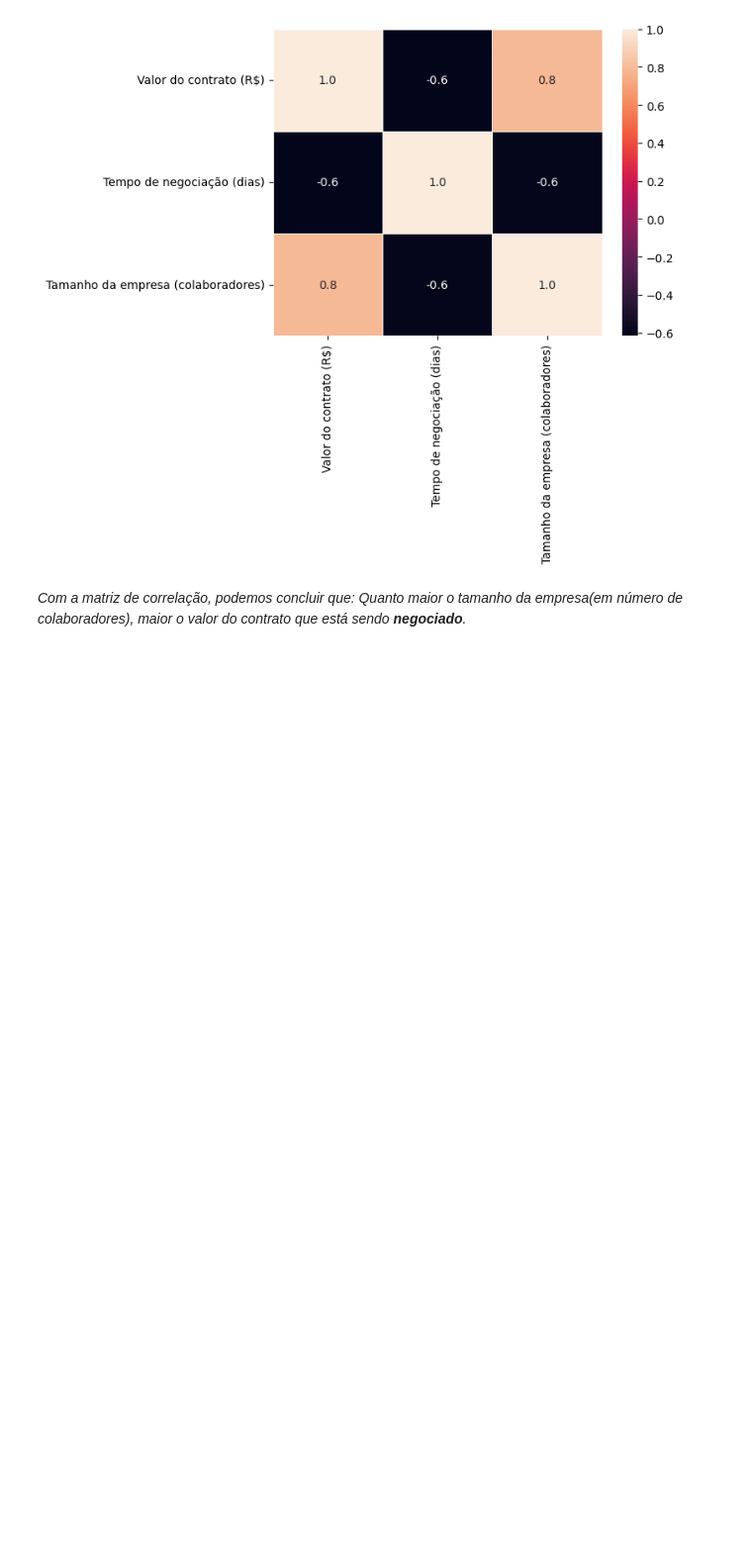
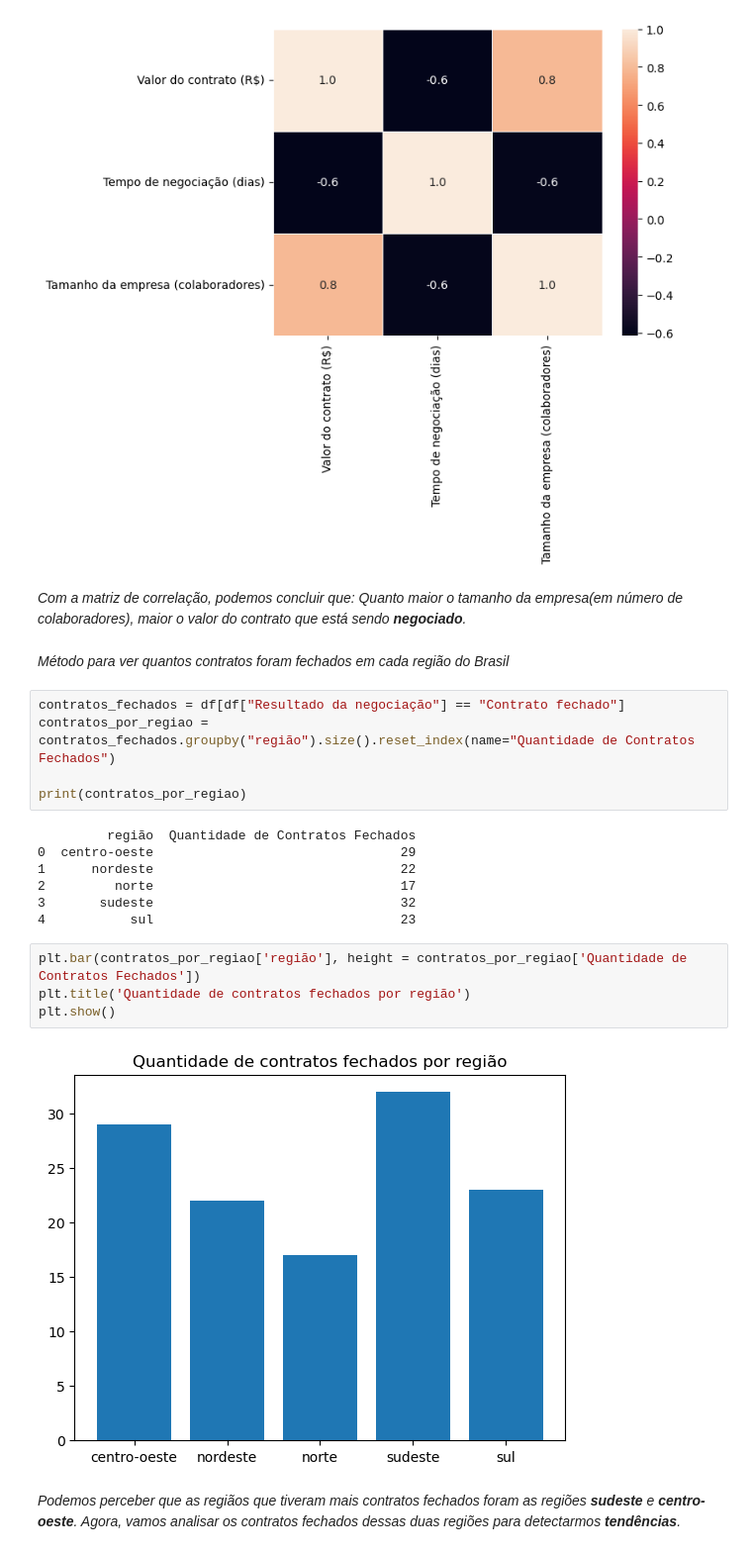
Before and after one commit to anthonyamrm/companies_analysis, a Jupyter notebook: analysis.ipynb, the cells around one changed output. Shown at 99% size. Drawn from its saved outputs; the diff is of its cells as text; blank space fills up the shorter version.

Commit message:
contratos fechados por região

```diff
--- a/analysis.ipynb
+++ b/analysis.ipynb
@@ -122,3 +123,25 @@ plot
 [figure]
 # %% [markdown]
 *Com a matriz de correlação, podemos concluir que: Quanto maior o tamanho da empresa(em número de colaboradores), maior o valor do contrato que está sendo **negociado**.*
+# %% [markdown]
+*Método para ver quantos contratos foram fechados em cada região do Brasil*
+# %%
+contratos_fechados = df[df["Resultado da negociação"] == "Contrato fechado"]
+contratos_por_regiao = contratos_fechados.groupby("região").size().reset_index(name="Quantidade de Contratos Fechados")
+
+print(contratos_por_regiao)
+# %% [output]
+         região  Quantidade de Contratos Fechados
+0  centro-oeste                                29
+1      nordeste                                22
+2         norte                                17
+3       sudeste                                32
+4           sul                                23
+# %%
+plt.bar(contratos_por_regiao['região'], height = contratos_por_regiao['Quantidade de Contratos Fechados'])
+plt.title('Quantidade de contratos fechados por região')
+plt.show()
+# %% [output]
+[figure, added]
+# %% [markdown]
+*Podemos perceber que as regiãos que tiveram mais contratos fechados foram as regiões **sudeste** e **centro-oeste**. Agora, vamos analisar os contratos fechados dessas duas regiões para detectarmos **tendências**.*
```
Also changed, not shown: parts of 1 cell of this notebook, 1 other file.
